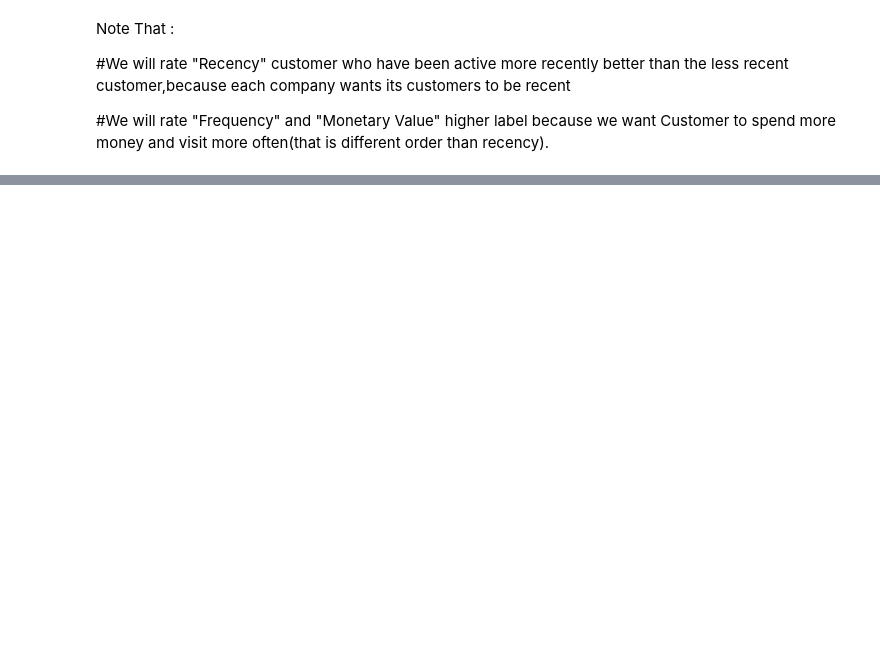
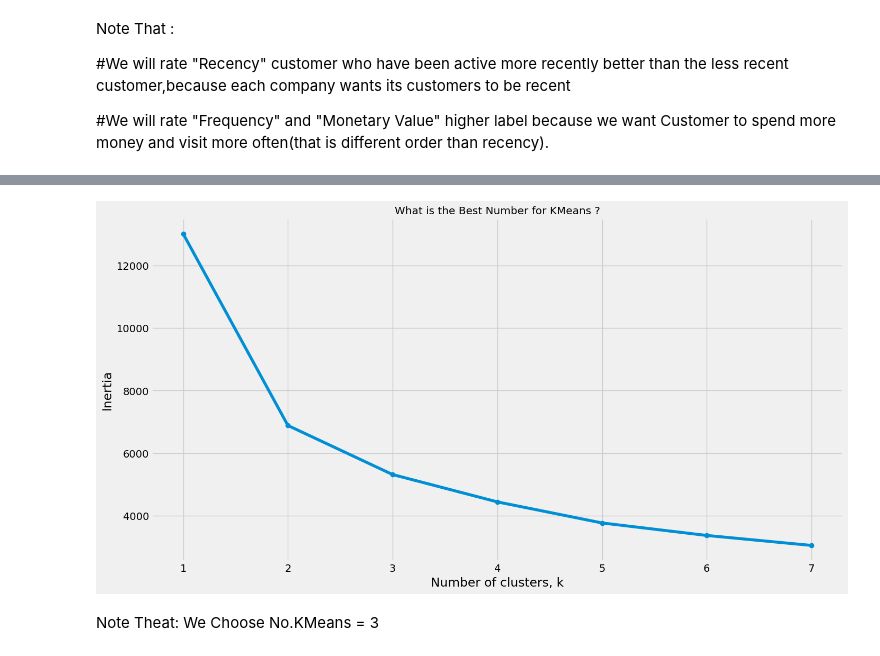
Before and after one commit to jihosuperman/Cohort-Analysis, a Jupyter notebook: cohort_analytsis.ipynb, the cells around one changed output, grey strips where cells are left out. Cells and saved outputs as stored; diff of their text form; code cells hidden in the pictures; blank space fills up the shorter version.

```diff
--- a/cohort_analytsis.ipynb
+++ b/cohort_analytsis.ipynb
@@ -331,0 +549,7 @@ r_quartiles = pd.qcut(rfm['Recen'])
+# %%
+#Normalize the variables with StandardScaler
+from sklearn.preprocessing import StandardScaler
+scaler = StandardScaler()
+scaler.fit(rfm_log)
+#Store it separately for clustering
+rfm_normalized= scaler.transform(rfm_log)
@@ -331,0 +570,25 @@ r_quartiles = pd.qcut(rfm['Recen'])
+# %%
+from sklearn.cluster import KMeans
+
+#First : Get the Best KMeans
+ks = range(1,8)
+inertias=[]
+for k in ks :
+    # Create a KMeans clusters
+    kc = KMeans(n_clusters=k,random_state=1)
+    kc.fit(rfm_normalized)
+    inertias.append(kc.inertia_)
+
+# Plot ks vs inertias
+f, ax = plt.subplots(figsize=(15, 8))
+plt.plot(ks, inertias, '-o')
+plt.xlabel('Number of clusters, k')
+plt.ylabel('Inertia')
+plt.xticks(ks)
+plt.style.use('ggplot')
+plt.title('What is the Best Number for KMeans ?')
+plt.show()
+# %% [output]
+[figure, added]
+# %% [markdown]
+Note Theat: We Choose No.KMeans = 3
```
Also changed, not shown: parts of 53 cells of this notebook.
